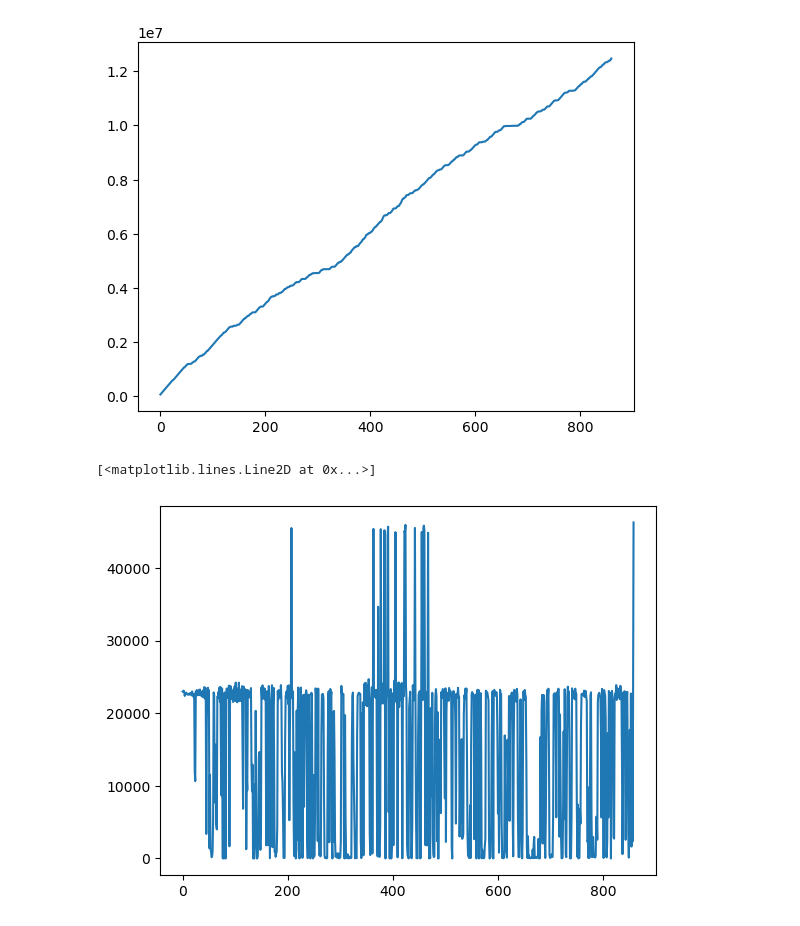
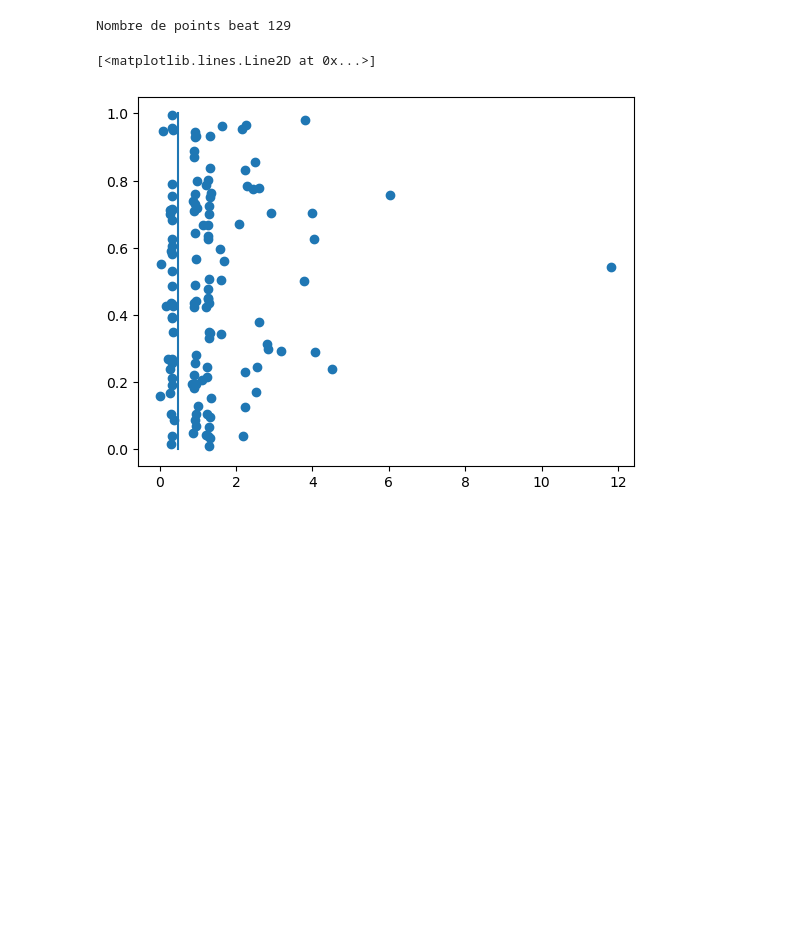
Before and after one commit to clementsoullard/sudoku-resolver, a Jupyter notebook: FFT/bpm-detection.ipynb, the cells around one changed output. Cells and saved outputs as stored; diff of their text form; code cells hidden in the pictures; blank space fills up the shorter version.

```diff
--- a/FFT/bpm-detection.ipynb
+++ b/FFT/bpm-detection.ipynb
@@ -42,17 +106,16 @@ plt.plot(x[:len(convolute)//diviseur],convolute[:len(convolute)//diviseur])
 # %%
-convolute=convolute>.3
+convolute=convolute>sply
 # %%
 diffpatt=np.array([1,-1])
 diff=np.convolve(convolute,diffpatt,mode="valid")
 # %%
 indexes=np.where(diff==1)
+print("Nombre de points beat",len(indexes[0]))
+diffsp=np.convolve(indexes[0],diffpatt,mode="valid")/SAMPLING_FREQUENCY
 
-diffsp=np.convolve(indexes[0],diffpatt,mode="valid")
+plt.scatter(diffsp,np.random.rand(len(diffsp)))
+plt.plot([60/122,60/122],[0,1])
+# %% [output]
+Nombre de points beat 129
+[<matplotlib.lines.Line2D at 0x...>]
+[figure, added]
-# %%
-plt.plot(indexes[0])
-plt.show()
-plt.plot(np.convolve(indexes[0],diffpatt,mode="valid"))
-# %% [output]
-[figure, removed]
-[<matplotlib.lines.Line2D at 0x...>]
-[figure, removed]
```
Also changed, not shown: parts of 9 cells of this notebook, 1 other file.
